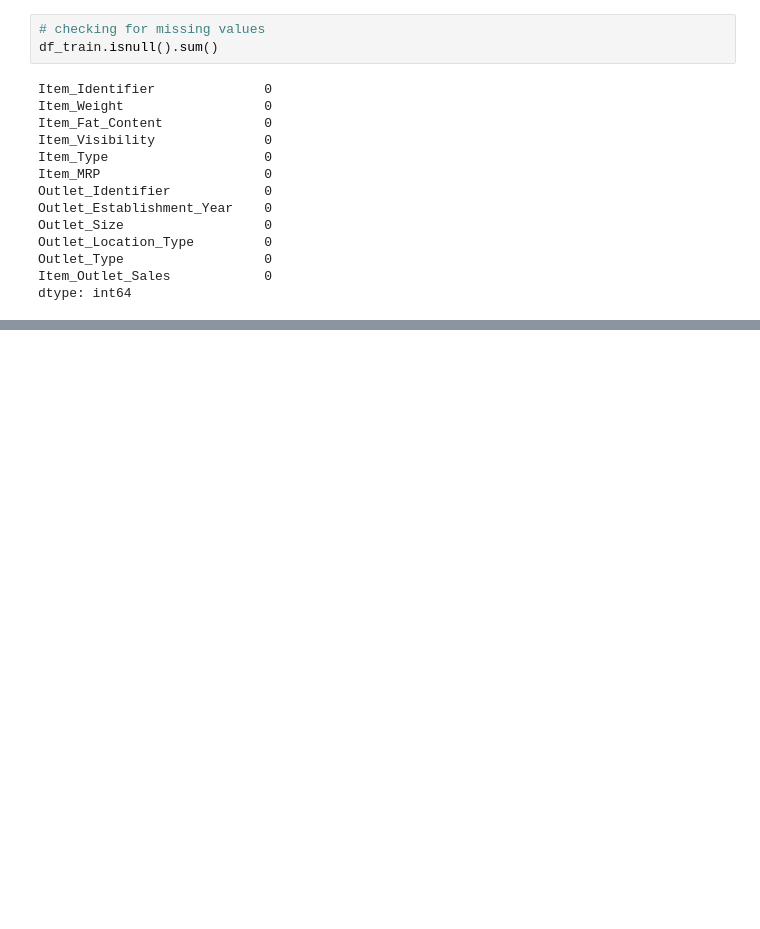
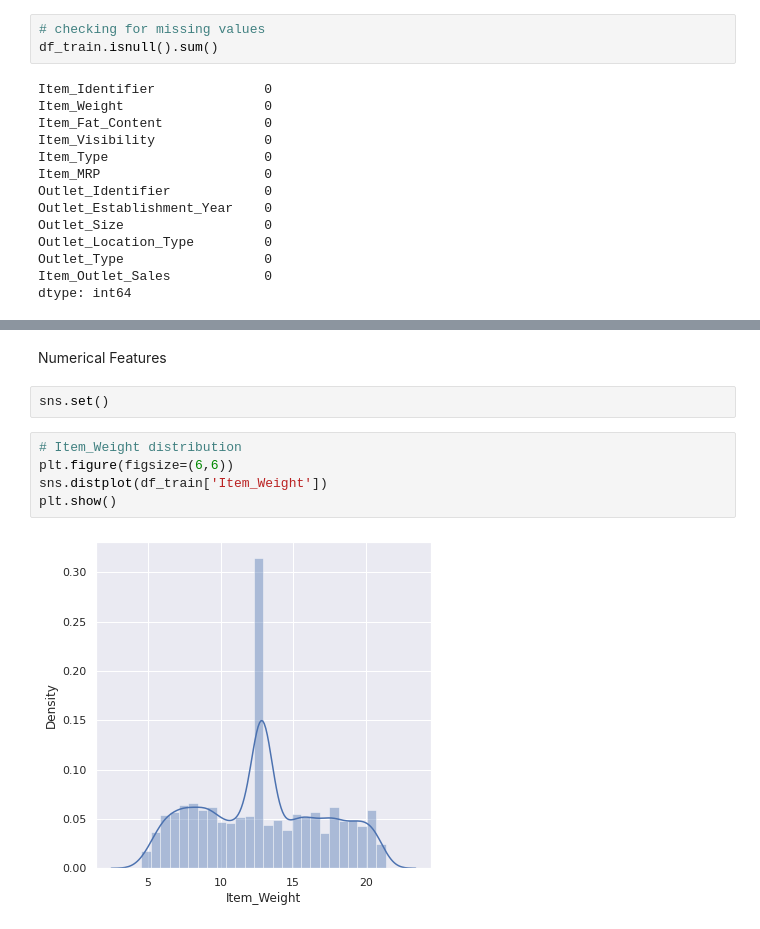
Before and after one commit to olexy/da_ds_ml, a Jupyter notebook: ShopRite.ipynb, the cells around one changed output, grey strips where cells are left out. Saved outputs shown, nothing was run; the diff lists cells and outputs as text; blank space fills up the shorter version.

```diff
--- a/ShopRite.ipynb
+++ b/ShopRite.ipynb
@@ -147,0 +162,11 @@ dtype: int64
+# %% [markdown]
+Numerical Features
+# %%
+sns.set()
+# %%
+# Item_Weight distribution
+plt.figure(figsize=(6,6))
+sns.distplot(df_train['Item_Weight'])
+plt.show()
+# %% [output]
+[figure, added]
```
Also changed, not shown: parts of 14 cells of this notebook.
